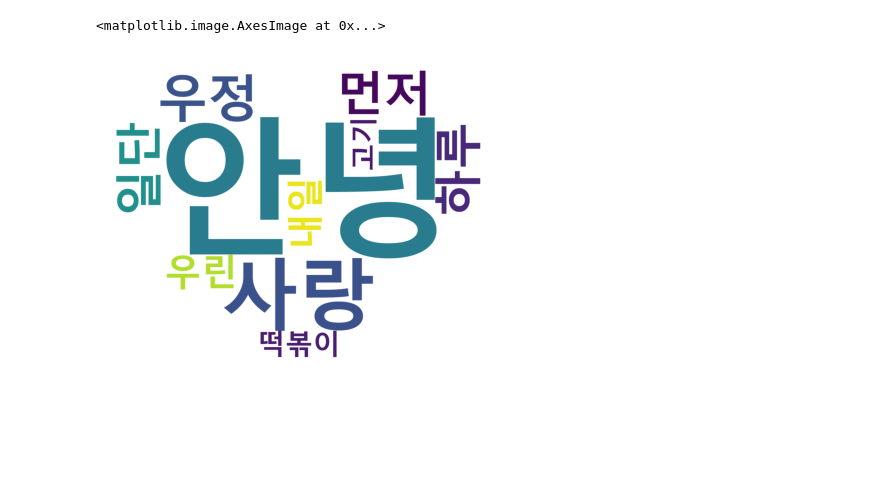
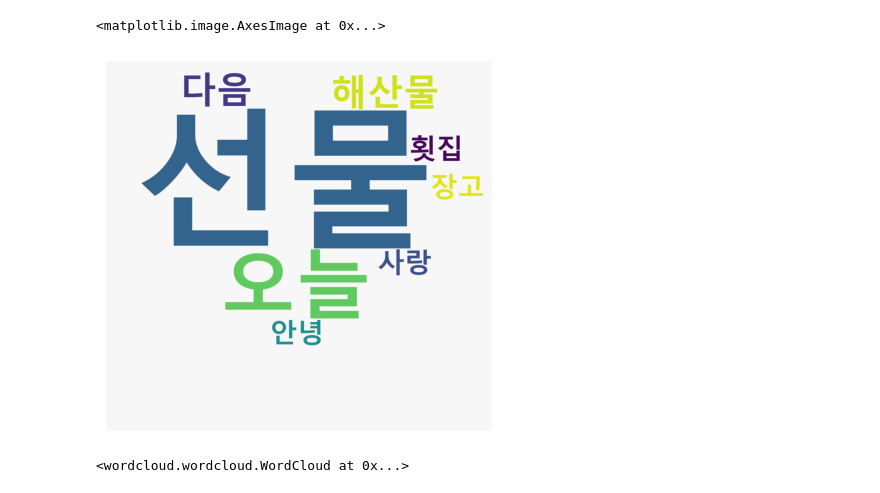
Before and after one commit to jinman-kim/sweetbot, a Jupyter notebook: a.ipynb, the cells around one changed output. Drawn from its saved outputs; the diff is of its cells as text; code cells hidden in the pictures.

```diff
--- a/a.ipynb
+++ b/a.ipynb
@@ -68,7 +68,7 @@ import pymysql
 
 try:
     con = pymysql.connect(host='52.78.176.120', user='root', password='encore',
-                          port=3306, db='team2_mysql', charset='utf8')
+                          port=3306, db='gorogoro', charset='utf8')
     cur = con.cursor()
 except Exception as e:
     print (e)
@@ -84,29 +84,28 @@ cur.execute("SELECT * FROM api_feed A JOIN users B ON  A.user_id = B.user_id")
 # %%
 rows = cur.fetchall()
-# %%
-a = ''
-for i in rows:
-    a += i[1]
-a = a.replace(","," ")
 # %%
 a = ' '.join([i[1] for i in rows]).replace(",", " ")
 # %%
 im = Image.open('/home/oh/workspace/다운로드.png')
 mask_arr = np.array(im)
 
 okt = Okt()
 nouns = okt.nouns(a) # 명사만 추출
 
 words = [n for n in nouns if len(n) > 1] # 단어의 길이가 1개인 것은 제외
 
 c = Counter(words) # 위에서 얻은 words를 처리하여 단어별 빈도수 형태의 딕셔너리 데이터를 구함
 
 wc = WordCloud(font_path='/home/oh/workspace/Font/malgunbd.ttf', width=400,mask = mask_arr, height=400, scale=2.0, max_font_size=250,
-               background_color ='white')
+               background_color ='#F7F7F7')
 gen = wc.generate_from_frequencies(c)
 plt.figure()
 plt.axis('off')
 plt.imshow(gen)
 # %% [output]
 <matplotlib.image.AxesImage at 0x...>
-[figure, old version]
+[figure, new version]
+# %%
+gen
+# %% [output]
+<wordcloud.wordcloud.WordCloud at 0x...>
```
Also changed, not shown: parts of 11 cells of this notebook, 20 other files.
